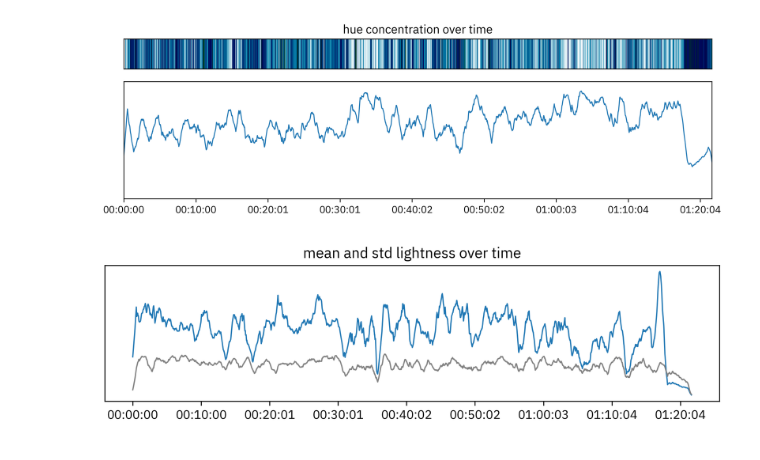
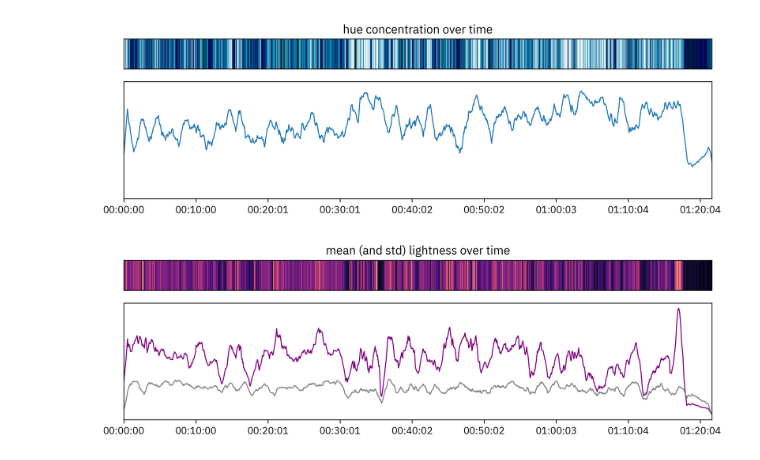
Before and after one commit to chen-siyuan/perfect-blue-eda, a Jupyter notebook: visualize.ipynb, the cells around one changed output. Saved outputs shown, nothing was run; the diff lists cells and outputs as text; code cells hidden in the pictures.

```diff
--- a/visualize.ipynb
+++ b/visualize.ipynb
@@ -145,19 +145,28 @@ plt.show()
 # %%
 lightness = hls_counts[:, 1] / (video.height * video.width)
 mean_lightness = (np.arange(256) / 256 * lightness).sum(axis=1)
 std_lightness = (((np.arange(256) / 256) - mean_lightness[:, np.newaxis]) ** 2 * lightness).sum(axis=1) ** (1/2)
+mean_lightness_img = np.broadcast_to(256 * mean_lightness[np.newaxis, :], (1000, num_sub_frames)).astype(np.uint8)
 
-fig, ax = plt.subplots(figsize=(9, 2))
+fig, axes = plt.subplots(2, 1, figsize=(9, 3), height_ratios=(1, 2))
 
-ax.set(
-    title="mean and std lightness over time",
+axes[0].set(
+    title="mean (and std) lightness over time",
+    xticks=tuple(),
+    yticks=tuple(),
+)
+axes[0].imshow(mean_lightness_img, cmap="magma")
+
+axes[1].set(
+    xlim=(0, num_sub_frames),
     xticks=sub_frame_idxs,
     xticklabels=timestamps,
     yticks=tuple(),
 )
-ax.plot(np.arange(num_sub_frames), smooth(mean_lightness))
-ax.plot(np.arange(num_sub_frames), smooth(std_lightness), c="gray")
+axes[1].plot(np.arange(num_sub_frames), smooth(mean_lightness), c="purple")
+axes[1].plot(np.arange(num_sub_frames), smooth(std_lightness), c="gray")
 
+plt.tight_layout()
 plt.show()
 # %% [output]
-[figure, old version]
+[figure, new version]
```
Also changed, not shown: parts of 1 cell of this notebook, 1 other file.
